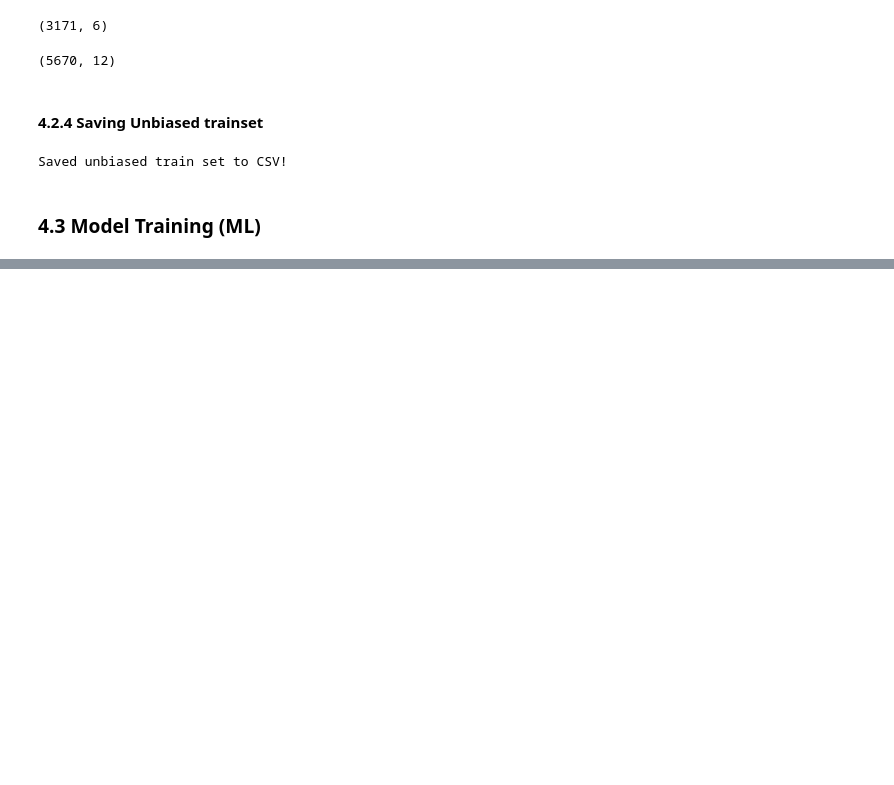
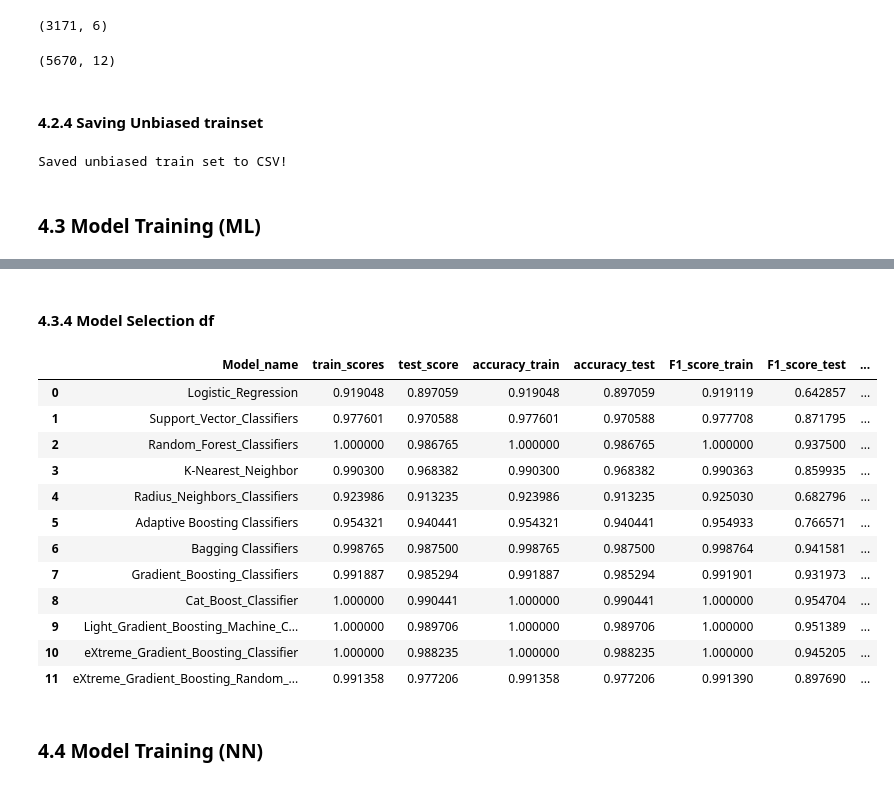
Before and after one commit to AshwinAshok3/Personal-Loan, a Jupyter notebook: src/Notebooks/Capstone_Project_-_Thera_Bank_Personal_Loan_Campain_-_Jupyter_Notebook (1).ipynb, the cells around one changed output, grey strips where cells are left out. Cells and saved outputs as stored; diff of their text form; code cells hidden in the pictures; blank space fills up the shorter version.

Commit message:
15th commit updated ML model

```diff
--- a/src/Notebooks/Capstone_Project_-_Thera_Bank_Personal_Loan_Campain_-_Jupyter_Notebook (1).ipynb
+++ b/src/Notebooks/Capstone_Project_-_Thera_Bank_Personal_Loan_Campain_-_Jupyter_Notebook (1).ipynb
@@ -698,2 +739,18 @@ Saved unbiased train set to CSV!
 # %%
 # Train a Supervised Learning Classification base model using KNN classifier, Naive Bayes and Logistic Regression. Print the train and test accuracy for the same
+
+classification_ML_models = {
+    "Logistic_Regression" : LogisticRegression(),
+    "Support_Vector_Classifiers": SVC(probability=True),
+    "Random_Forest_Classifiers" : RandomForestClassifier(),
+    "K-Nearest_Neighbor": KNeighborsClassifier(),
+    "Radius_Neighbors_Classifiers": RadiusNeighborsClassifier(radius=2.0),
+    "Adaptive Boosting Classifiers" : AdaBoostClassifier(),
+    "Bagging Classifiers" : BaggingClassifier(),
+    # "RidgeClassifer" : RidgeClassifier(),
+    "Gradient_Boosting_Classifiers" : GradientBoostingClassifier(),
+    "Cat_Boost_Classifier":CatBoostClassifier(),
+    "Light_Gradient_Boosting_Machine_Classifiers":LGBMClassifier(),
+    "eXtreme_Gradient_Boosting_Classifier": XGBClassifier(),
+    "eXtreme_Gradient_Boosting_Random_Forest_Classifiers" : XGBRFClassifier()
+}
@@ -699,0 +813,3 @@ Saved unbiased train set to CSV!
+# %%
+# Sorting through all the mentioned models to see which one is better
+model_selection_df = pd.DataFrame(ML_model_results(classification_ML_models))
@@ -699,0 +834,18 @@ Saved unbiased train set to CSV!
+# %% [markdown]
+#### 4.3.4 Model Selection df
+# %%
+model_selection_df
+# %% [output]
+|  | Model_name | train_scores | test_score | accuracy_train | accuracy_test | F1_score_train | F1_score_test | ... |
+| 0 | Logistic_Regression | 0.919048 | 0.897059 | 0.919048 | 0.897059 | 0.919119 | 0.642857 | ... |
+| 1 | Support_Vector_Classifiers | 0.977601 | 0.970588 | 0.977601 | 0.970588 | 0.977708 | 0.871795 | ... |
+| 2 | Random_Forest_Classifiers | 1.000000 | 0.986765 | 1.000000 | 0.986765 | 1.000000 | 0.937500 | ... |
+| 3 | K-Nearest_Neighbor | 0.990300 | 0.968382 | 0.990300 | 0.968382 | 0.990363 | 0.859935 | ... |
+| 4 | Radius_Neighbors_Classifiers | 0.923986 | 0.913235 | 0.923986 | 0.913235 | 0.925030 | 0.682796 | ... |
+| 5 | Adaptive Boosting Classifiers | 0.954321 | 0.940441 | 0.954321 | 0.940441 | 0.954933 | 0.766571 | ... |
+| 6 | Bagging Classifiers | 0.998765 | 0.987500 | 0.998765 | 0.987500 | 0.998764 | 0.941581 | ... |
+| 7 | Gradient_Boosting_Classifiers | 0.991887 | 0.985294 | 0.991887 | 0.985294 | 0.991901 | 0.931973 | ... |
+| 8 | Cat_Boost_Classifier | 1.000000 | 0.990441 | 1.000000 | 0.990441 | 1.000000 | 0.954704 | ... |
+| 9 | Light_Gradient_Boosting_Machine_C... | 1.000000 | 0.989706 | 1.000000 | 0.989706 | 1.000000 | 0.951389 | ... |
+| 10 | eXtreme_Gradient_Boosting_Classifier | 1.000000 | 0.988235 | 1.000000 | 0.988235 | 1.000000 | 0.945205 | ... |
+| 11 | eXtreme_Gradient_Boosting_Random_... | 0.991358 | 0.977206 | 0.991358 | 0.977206 | 0.991390 | 0.897690 | ... |
@@ -700,4 +854,6 @@ Saved unbiased train set to CSV!
 # %%
 # Print the confusion matrix for all the above models
+# %% [markdown]
+### 4.4 Model Training (NN)
 # %%
 # Give your reasoning on which is the best model in this case and why it performs better
```
Also changed, not shown: parts of 12 cells of this notebook, 8 other files.
